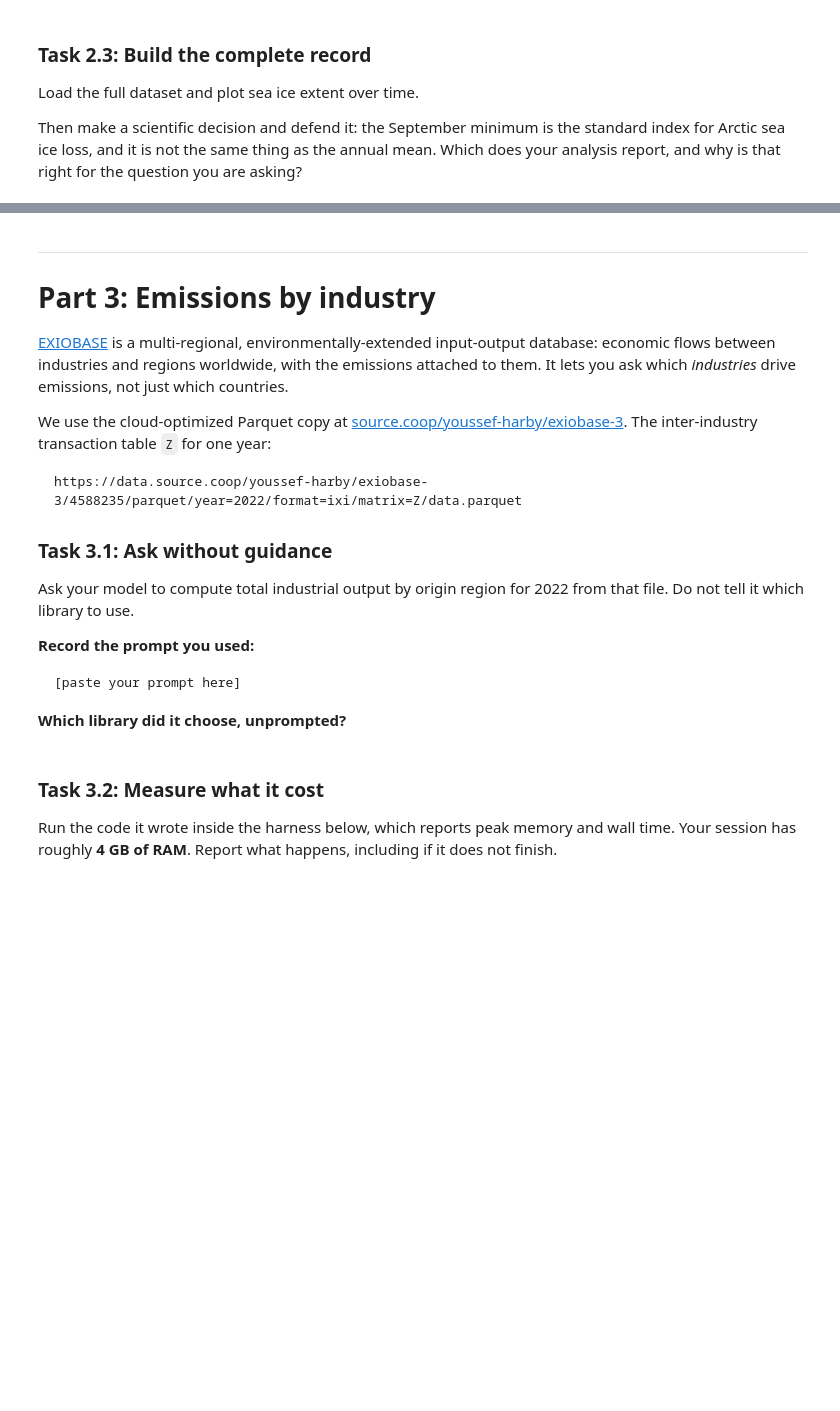
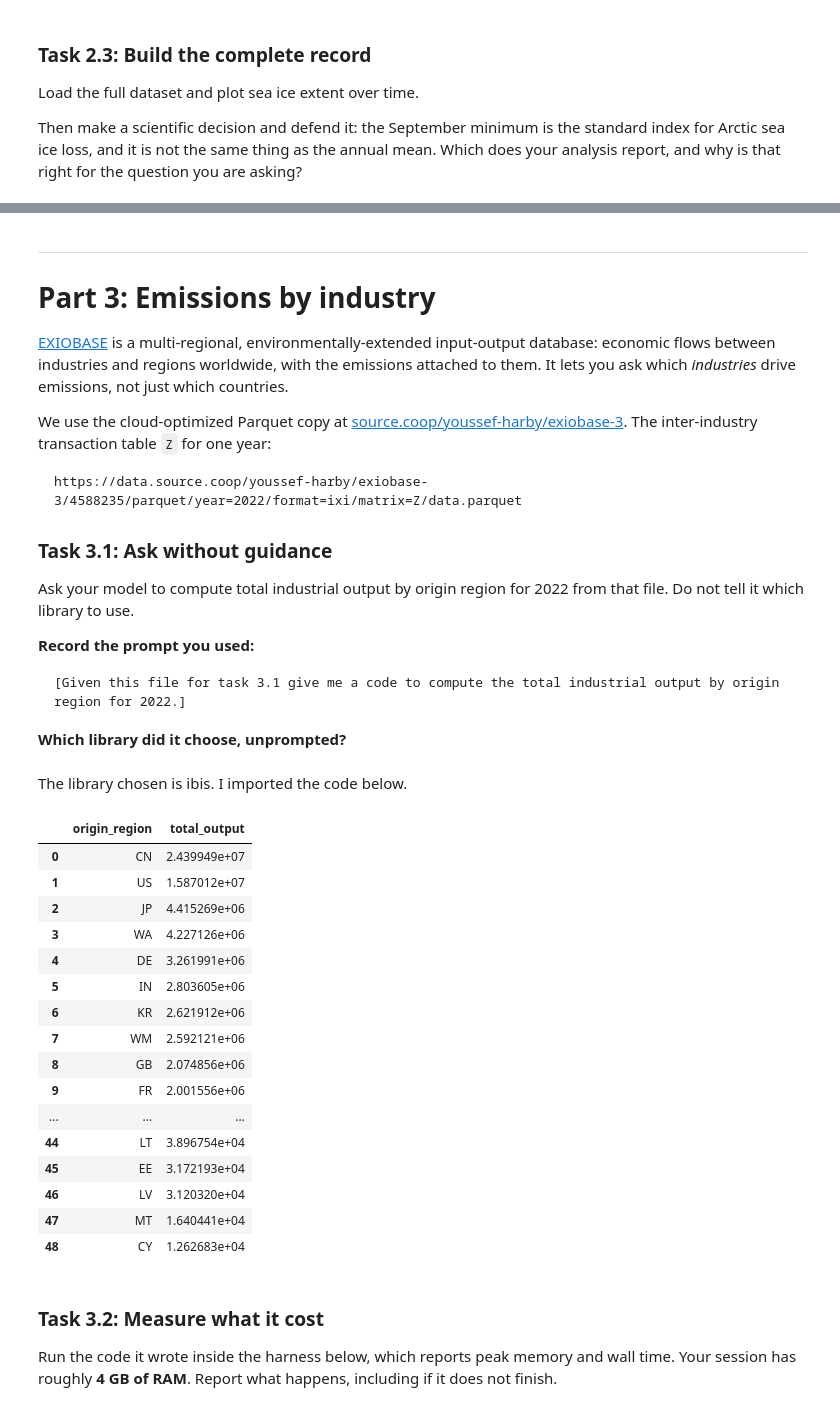
Before and after one commit to lytrang-star/mod1-climate, a Jupyter notebook: climate.ipynb, the cells around one changed output, grey strips where cells are left out. Saved outputs shown, nothing was run; the diff lists cells and outputs as text; code cells hidden in the pictures; blank space fills up the shorter version.

````diff
--- a/climate.ipynb
+++ b/climate.ipynb
@@ -192,10 +353,37 @@ tell it which library to use.
 **Record the prompt you used:**
 
 ```
-[paste your prompt here]
+[Given this file for task 3.1 give me a code to compute the total industrial output by origin region for 2022.]
 ```
 
 **Which library did it choose, unprompted?**
+# %% [markdown]
+The library chosen is ibis. I imported the code below.
+# %%
+import ibis
+
+con = ibis.duckdb.connect()
+z = con.read_parquet("https://data.source.coop/youssef-harby/exiobase-3/4588235/parquet/year=2022/format=ixi/matrix=Z/data.parquet")
+
+z.group_by("origin_region").aggregate(total_output=z.value.sum()).order_by(ibis.desc("total_output")).execute()
+# %% [output]
+|  | origin_region | total_output |
+| 0 | CN | 2.439949e+07 |
+| 1 | US | 1.587012e+07 |
+| 2 | JP | 4.415269e+06 |
+| 3 | WA | 4.227126e+06 |
+| 4 | DE | 3.261991e+06 |
+| 5 | IN | 2.803605e+06 |
+| 6 | KR | 2.621912e+06 |
+| 7 | WM | 2.592121e+06 |
+| 8 | GB | 2.074856e+06 |
+| 9 | FR | 2.001556e+06 |
+| ... | ... | ... |
+| 44 | LT | 3.896754e+04 |
+| 45 | EE | 3.172193e+04 |
+| 46 | LV | 3.120320e+04 |
+| 47 | MT | 1.640441e+04 |
+| 48 | CY | 1.262683e+04 |
 # %% [markdown]
 ### Task 3.2: Measure what it cost
 
````
Also changed, not shown: parts of 16 cells of this notebook, 2 other files.
